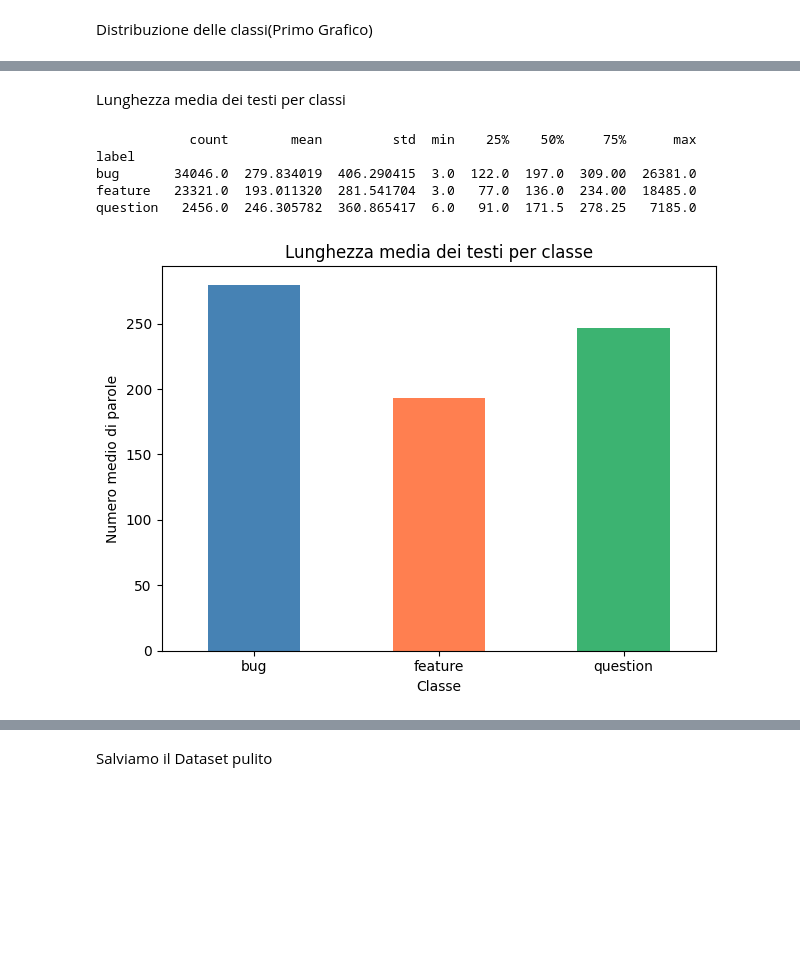
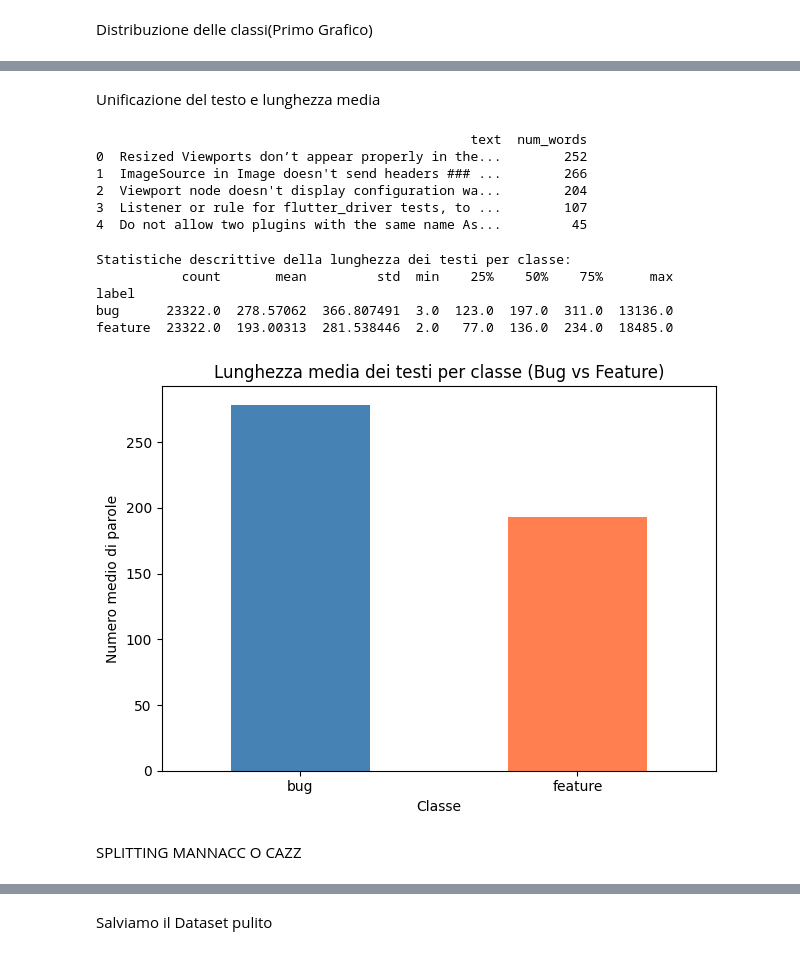
Before and after one commit to Angel136-hub/ProgettoData_Web, a Jupyter notebook: notebooks/01_eda.ipynb, the cells around one changed output, grey strips where cells are left out. Drawn from its saved outputs; the diff is of its cells as text; code cells hidden in the pictures; blank space fills up the shorter version.

```diff
--- a/notebooks/01_eda.ipynb
+++ b/notebooks/01_eda.ipynb
@@ -155,0 +150,12 @@ La distribuzione delle classi risulta fortemente sbilanciata. Per gestire questo
+# %%
+# Rimuoviamo eventuali NaN (sicurezza)
+df_clean = df.dropna(subset=['label']).copy()
+
+print("Distribuzione iniziale:")
+print(df_clean['label'].value_counts())
+
+# Rimuoviamo la classe 'question'
+df_binary = df_clean[df_clean['label'] != 'question'].copy()
+
+print("\nDopo rimozione question:")
+print(df_binary['label'].value_counts())
@@ -156,22 +195,51 @@ La distribuzione delle classi risulta fortemente sbilanciata. Per gestire questo
 # %% [markdown]
-Lunghezza media dei testi per classi
+Unificazione del testo e lunghezza media
 # %%
-df['num_words'] = df['text'].str.split().str.len()
+# Uniamo titolo e corpo della issue
+df_balanced['text'] = (
+    df_balanced['title'].fillna('') + " " +
+    df_balanced['body'].fillna('')
+)
 
-print(df.groupby('label')['num_words'].describe())
+# Calcolo numero di parole
+df_balanced['num_words'] = df_balanced['text'].str.split().str.len()
 
-df.groupby('label')['num_words'].mean().plot(kind='bar', color=['steelblue', 'coral', 'mediumseagreen'])
-plt.title('Lunghezza media dei testi per classe')
-plt.xlabel('Classe')
-plt.ylabel('Numero medio di parole')
-plt.xticks(rotation=0)
-plt.tight_layout()
-plt.savefig('../figures/text_length.png')
-plt.show()
+print(df_balanced[['text', 'num_words']].head())
 # %% [output]
-            count        mean         std  min    25%    50%     75%      max
-label
-bug       34046.0  279.834019  406.290415  3.0  122.0  197.0  309.00  26381.0
-feature   23321.0  193.011320  281.541704  3.0   77.0  136.0  234.00  18485.0
-question   2456.0  246.305782  360.865417  6.0   91.0  171.5  278.25   7185.0
+                                                text  num_words
+0  Resized Viewports don’t appear properly in the...        252
+1  ImageSource in Image doesn't send headers ### ...        266
+2  Viewport node doesn't display configuration wa...        204
+3  Listener or rule for flutter_driver tests, to ...        107
+4  Do not allow two plugins with the same name As...         45
-[figure, removed]
+# %%
+print("Statistiche descrittive della lunghezza dei testi per classe:")
+
+print(
+    df_balanced.groupby('label')['num_words'].describe()
+)
+# %% [output]
+Statistiche descrittive della lunghezza dei testi per classe:
+           count       mean         std  min    25%    50%    75%      max
+label
+bug      23322.0  278.57062  366.807491  3.0  123.0  197.0  311.0  13136.0
+feature  23322.0  193.00313  281.538446  2.0   77.0  136.0  234.0  18485.0
+# %%
+import matplotlib.pyplot as plt
+
+df_balanced.groupby('label')['num_words'].mean().plot(
+    kind='bar',
+    color=['steelblue', 'coral']
+)
+
+plt.title('Lunghezza media dei testi per classe (Bug vs Feature)')
+plt.xlabel('Classe')
+plt.ylabel('Numero medio di parole')
+plt.xticks(rotation=0)
+plt.tight_layout()
+
+plt.show()
+# %% [output]
+[figure, added]
+# %% [markdown]
+SPLITTING MANNACC O CAZZ
```
Also changed, not shown: parts of 8 cells of this notebook, 14 other files.
